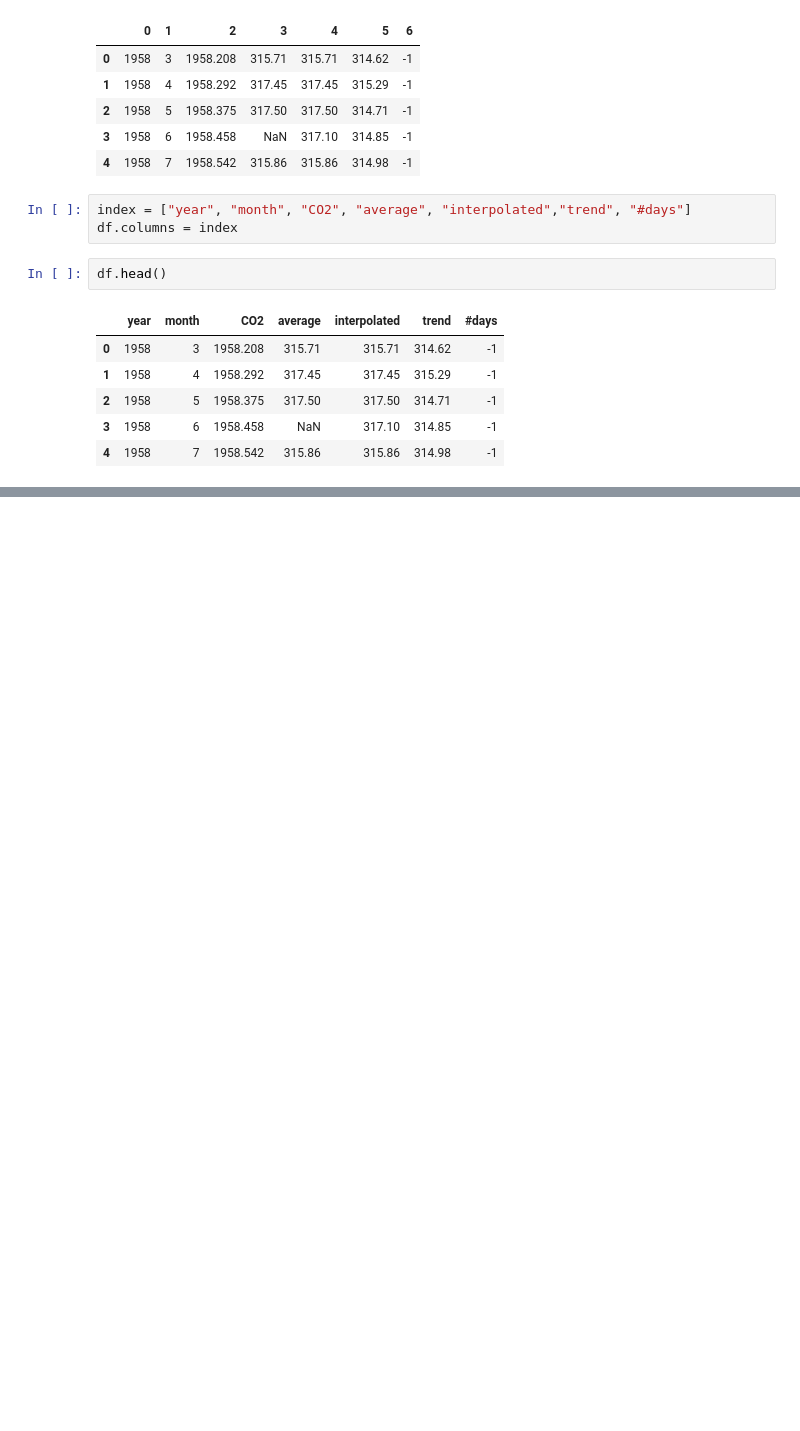
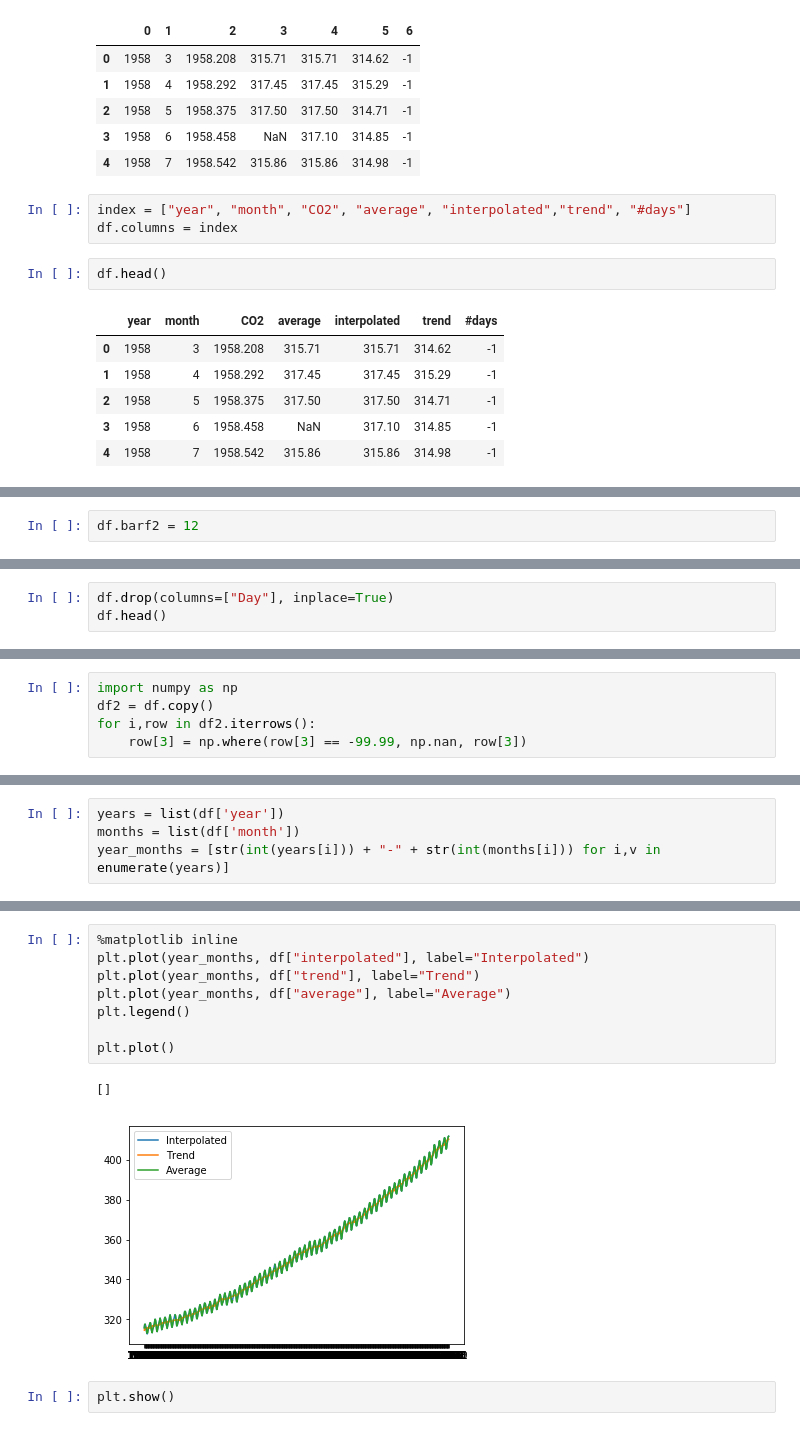
Before and after one commit to ortsed/dc_ds_04_22_19, a Jupyter notebook: module_1/morning_warm_up/week_1/warmup-2019-4-25.ipynb, the cells around one changed output, grey strips where cells are left out. Saved outputs shown, nothing was run; the diff lists cells and outputs as text; blank space fills up the shorter version.

```diff
--- a/module_1/morning_warm_up/week_1/warmup-2019-4-25.ipynb
+++ b/module_1/morning_warm_up/week_1/warmup-2019-4-25.ipynb
@@ -42,0 +89,2 @@ df.head()
+# %%
+df.barf2 = 12
@@ -42,0 +119,3 @@ df.head()
+# %%
+df.drop(columns=["Day"], inplace=True)
+df.head()
@@ -42,0 +159,5 @@ df.head()
+# %%
+import numpy as np
+df2 = df.copy()
+for i,row in df2.iterrows():
+    row[3] = np.where(row[3] == -99.99, np.nan, row[3])
@@ -42,0 +166,4 @@ df.head()
+# %%
+years = list(df['year'])
+months = list(df['month'])
+year_months = [str(int(years[i])) + "-" + str(int(months[i])) for i,v in enumerate(years)]
@@ -42,0 +183,13 @@ df.head()
+# %%
+%matplotlib inline
+plt.plot(year_months, df["interpolated"], label="Interpolated")
+plt.plot(year_months, df["trend"], label="Trend")
+plt.plot(year_months, df["average"], label="Average")
+plt.legend()
+
+plt.plot()
+# %% [output]
+[]
+[figure, added]
+# %%
+plt.show()
```
Also changed, not shown: parts of 14 cells of this notebook, 1 other file.
